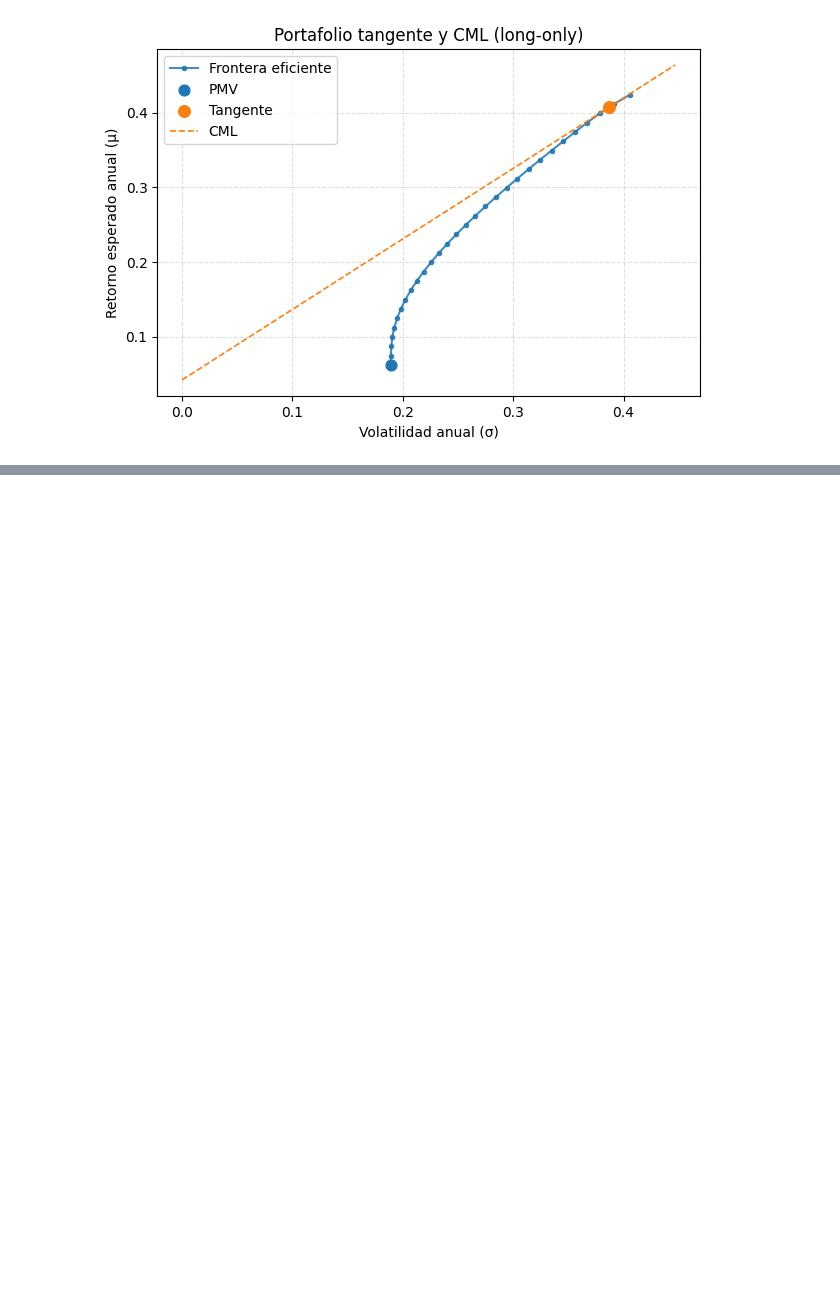
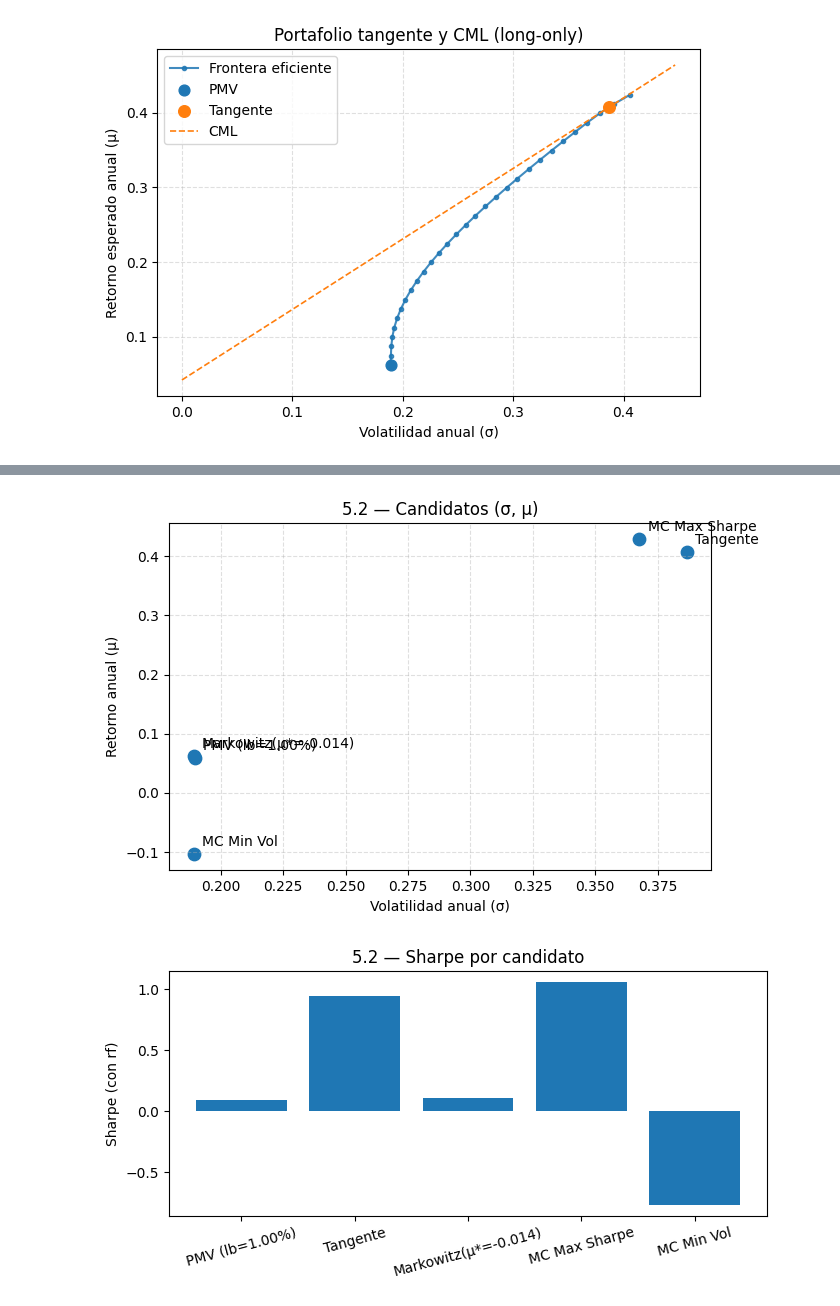
Before and after one commit to fabiantovarc/Portafolio-de-inversion, a Jupyter notebook: notebooks/taller1.ipynb, the cells around one changed output, grey strips where cells are left out. Cells and saved outputs as stored; diff of their text form; code cells hidden in the pictures; blank space fills up the shorter version.

```diff
--- a/notebooks/taller1.ipynb
+++ b/notebooks/taller1.ipynb
@@ -471,0 +536,17 @@ plt.title("Portafolio tangente y CML (long-only)"); plt.grid(True, ls="--", alph
+# %%
+# Instancia (reusa la que usaste en 5.1 si ya existe)
+porta = Do_portfolio(tickers, start=start_est, end=end_est)
+
+# Construir la tabla (Nota: elige si quieres PMV con lb o no)
+tabla_5_2, detalles = porta.compare_candidates_5_2(
+    mu=mu, Sigma=Sigma, rf_ann=rf_ann_scalar,
+    include_pmv_bounded=True,  # pon False si quieres el PMV "puro"
+    lb=0.01, ub=1.0,           # cota inferior 1% por activo
+    include_markowitz_target=True,
+    mu_target=float(mu.mean()),  # o el μ* que quieras
+    include_mc=True,
+    n_port=10000, seed=42,
+    return_details=True
+)
+
+tabla_5_2.round(4)
@@ -471,0 +561,17 @@ plt.title("Portafolio tangente y CML (long-only)"); plt.grid(True, ls="--", alph
+# %%
+# Scatter σ–μ
+plt.figure(figsize=(7,4.5))
+plt.scatter(tabla_5_2["σ_ann"], tabla_5_2["μ_ann"], s=80)
+for i, r in tabla_5_2.iterrows():
+    plt.annotate(r["Portafolio"], (r["σ_ann"], r["μ_ann"]), xytext=(6,6), textcoords="offset points")
+plt.xlabel("Volatilidad anual (σ)"); plt.ylabel("Retorno anual (μ)")
+plt.title("5.2 — Candidatos (σ, μ)"); plt.grid(True, ls="--", alpha=0.4); plt.show()
+
+# Barras Sharpe
+plt.figure(figsize=(7,3.6))
+plt.bar(tabla_5_2["Portafolio"], tabla_5_2["Sharpe"])
+plt.ylabel("Sharpe (con rf)"); plt.title("5.2 — Sharpe por candidato")
+plt.xticks(rotation=15); plt.tight_layout(); plt.show()
+# %% [output]
+[figure, added]
+[figure, added]
```
Also changed, not shown: parts of 14 cells of this notebook, 4 other files.
